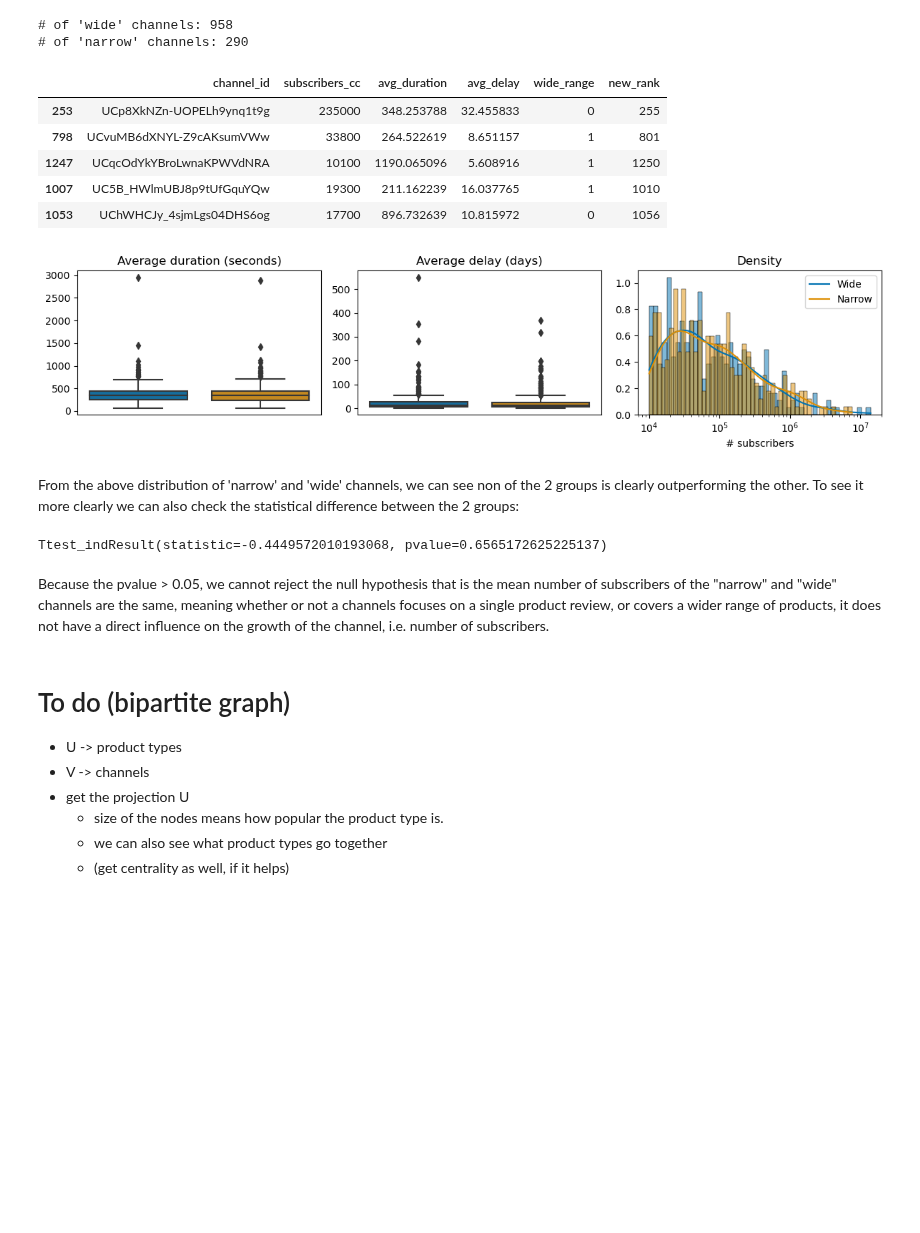
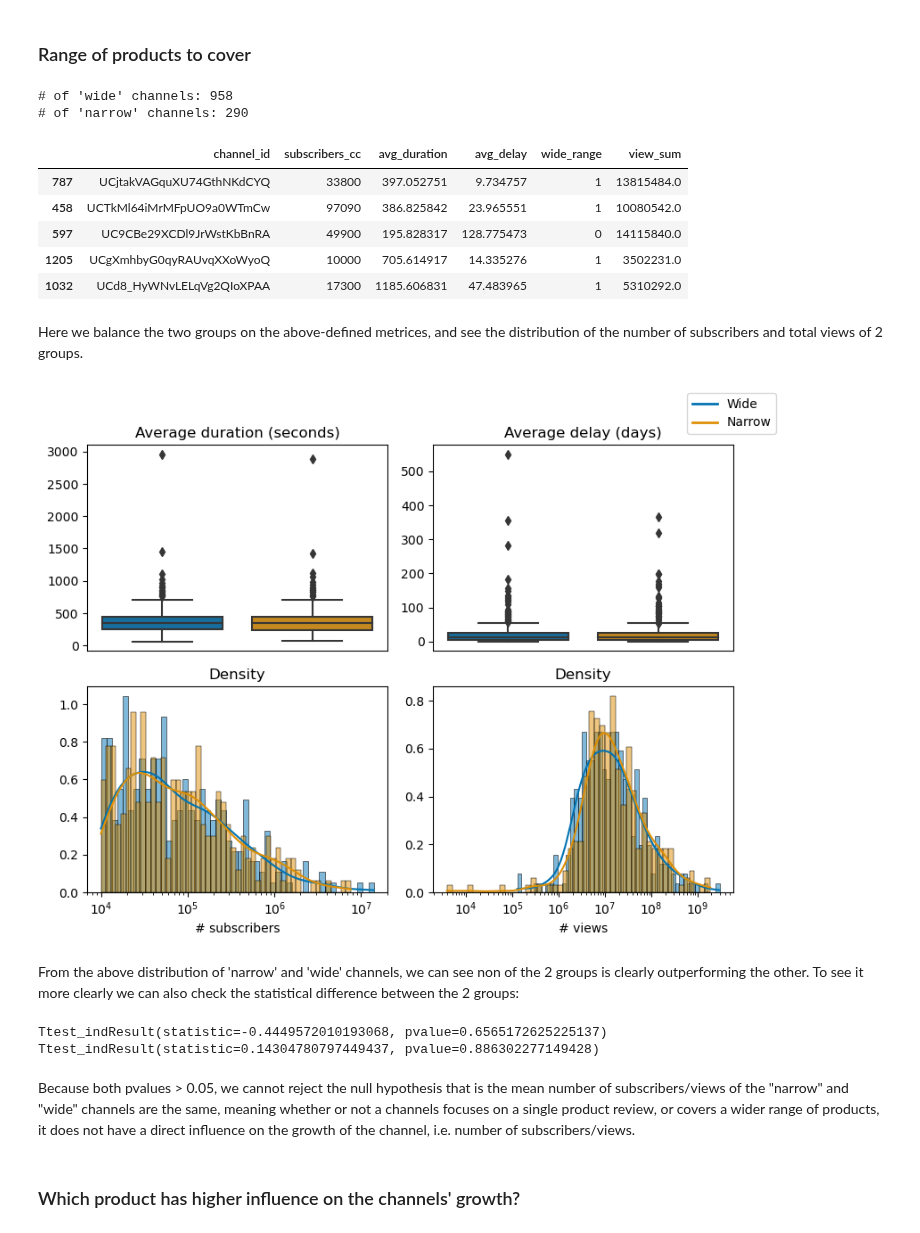
Before and after one commit to epfl-ada/ada-2023-project-datasquad2023, a Jupyter notebook: product_types.ipynb, the cells around one changed output. Drawn from its saved outputs; the diff is of its cells as text; code cells hidden in the pictures; blank space fills up the shorter version.

Commit message:
Q1 - 3,4 (product categories) done

```diff
--- a/product_types.ipynb
+++ b/product_types.ipynb
@@ -46,6 +54,6 @@ with open(keywords_path, 'r') as file:
     keywords = json.load(file)
 
 # get the product types
-products = keywords.keys()
+products = list(keywords.keys())
 print(products)
 # %% [output]
@@ -81,8 +93,8 @@ display(tech_df_prd_perc.sample(5))
 df_tech_review_channels['new_rank'] = pd.Series(range(1, df_tech_review_channels.shape[0]+1))
 
 # flag the channels with wide/narrow range of tech products to be used later
-tech_df_prd_perc.loc[tech_df_prd_perc.apply(lambda df: any(df[p] > 0.8 for p in products), axis=1),'wide_range'] = False
-tech_df_prd_perc['wide_range'].fillna(True, inplace=True)
+tech_df_prd_perc.loc[tech_df_prd_perc.apply(lambda df: any(df[p] > 0.8 for p in products), axis=1),'wide_range'] = 0
+tech_df_prd_perc['wide_range'].fillna(1, inplace=True)
 
 # merge
 channels_rank = pd.merge(df_tech_review_channels[['subscribers_cc','channel_id','new_rank']],tech_df_prd_perc,on='channel_id',how='right').sort_values(by='new_rank',ascending=True).reset_index(drop=True)
@@ -107,3 +123,5 @@ plt.show()
+# %% [markdown]
+### Range of products to cover
 # %%
 # define average upload frequency per channel
 tech_mt_uf = df_tech_review_mt.copy()
@@ -126,10 +144,14 @@ tech_df_avg.avg_delay = (tech_df_avg.avg_delay / np.timedelta64(1, 'D')).astype(
 tech_df_avg_dur = tech_df_upload_freq.groupby(['channel_id','upload_year','upload_month'],as_index=False)[['duration']].mean().groupby(['channel_id','upload_year'],as_index=False)[['duration']].mean().groupby(['channel_id'],as_index=False)[['duration']].mean()
 tech_df_avg_dur.rename({'duration':'avg_duration'},axis=1,inplace=True)
 
+# get the total number of views per channel
+view_sum = df_tech_review_mt.groupby('channel_id',as_index=False)[['view_count']].sum().rename({'view_count':'view_sum'},axis=1)
+
 # define dataframe for observational study
 df_obs = pd.merge(df_tech_review_channels[['channel_id','subscribers_cc']],tech_df_avg_dur,on='channel_id',how='left')
 df_obs = pd.merge(df_obs,tech_df_avg,on='channel_id',how='left')
-df_obs = pd.merge(df_obs,channels_rank[['channel_id','wide_range','new_rank']],on='channel_id',how='right')
+df_obs = pd.merge(df_obs,channels_rank[['channel_id','wide_range']],on='channel_id',how='right')
+df_obs = pd.merge(df_obs,view_sum,on='channel_id',how='left')
 df_obs.loc[df_obs['wide_range'],'wide_range'] = 1
 df_obs.loc[df_obs['wide_range'] != 1,'wide_range'] = 0
 df_obs['wide_range'] = df_obs['wide_range'].astype(int)
@@ -139,52 +161,58 @@ display(df_obs.sample(5))
 # %% [output]
 # of 'wide' channels: 958
 # of 'narrow' channels: 290
-|  | channel_id | subscribers_cc | avg_duration | avg_delay | wide_range | new_rank |
-| 253 | UCp8XkNZn-UOPELh9ynq1t9g | 235000 | 348.253788 | 32.455833 | 0 | 255 |
-| 798 | UCvuMB6dXNYL-Z9cAKsumVWw | 33800 | 264.522619 | 8.651157 | 1 | 801 |
-| 1247 | UCqcOdYkYBroLwnaKPWVdNRA | 10100 | 1190.065096 | 5.608916 | 1 | 1250 |
-| 1007 | UC5B_HWlmUBJ8p9tUfGquYQw | 19300 | 211.162239 | 16.037765 | 1 | 1010 |
-| 1053 | UChWHCJy_4sjmLgs04DHS6og | 17700 | 896.732639 | 10.815972 | 0 | 1056 |
+|  | channel_id | subscribers_cc | avg_duration | avg_delay | wide_range | view_sum |
+| 787 | UCjtakVAGquXU74GthNKdCYQ | 33800 | 397.052751 | 9.734757 | 1 | 13815484.0 |
+| 458 | UCTkMl64iMrMFpUO9a0WTmCw | 97090 | 386.825842 | 23.965551 | 1 | 10080542.0 |
+| 597 | UC9CBe29XCDl9JrWstKbBnRA | 49900 | 195.828317 | 128.775473 | 0 | 14115840.0 |
+| 1205 | UCgXmhbyG0qyRAUvqXXoWyoQ | 10000 | 705.614917 | 14.335276 | 1 | 3502231.0 |
+| 1032 | UCd8_HyWNvLELqVg2QIoXPAA | 17300 | 1185.606831 | 47.483965 | 1 | 5310292.0 |
+# %% [markdown]
+Here we balance the two groups on the above-defined metrices, and see the distribution of the number of subscribers and total views of 2 groups.
 # %%
 # balance the treat and control groups
 match_idx = balance_data(df=df_obs,treat_column='wide_range',continuous_features=['avg_duration','avg_delay'])
 df_obs_matched = df_obs.iloc[match_idx]
 
 # plot
 colors = sns.color_palette("colorblind",2)
-fig, axes = plt.subplots(nrows=1,ncols=3,figsize=(12,3))
+fig, axes = plt.subplots(nrows=2,ncols=2,figsize=(8,6))
 
-sns.boxplot(y=df_obs_matched['avg_duration'],x=df_obs_matched['wide_range'],ax=axes[0],palette=colors)
-sns.boxplot(y=df_obs_matched['avg_delay'],x=df_obs_matched['wide_range'],ax=axes[1],palette=colors)
-sns.histplot(df_obs_matched[df_obs_matched['wide_range'] == 1]['subscribers_cc'],stat='density',kde=True,bins=50,log_scale=(True,False),ax=axes[2],color=colors[0])
-sns.histplot(df_obs_matched[df_obs_matched['wide_range'] == 0]['subscribers_cc'],stat='density',kde=True,bins=50,log_scale=(True,False),ax=axes[2],color=colors[1])
+sns.boxplot(y=df_obs_matched['avg_duration'],x=df_obs_matched['wide_range'],ax=axes[0][0],palette=colors)
+sns.boxplot(y=df_obs_matched['avg_delay'],x=df_obs_matched['wide_range'],ax=axes[0][1],palette=colors)
+sns.histplot(df_obs_matched[df_obs_matched['wide_range'] == 1]['subscribers_cc'],stat='density',kde=True,bins=50,log_scale=(True,False),ax=axes[1][0],color=colors[0])
+sns.histplot(df_obs_matched[df_obs_matched['wide_range'] == 0]['subscribers_cc'],stat='density',kde=True,bins=50,log_scale=(True,False),ax=axes[1][0],color=colors[1])
+sns.histplot(df_obs_matched[df_obs_matched['wide_range'] == 1]['view_sum'],stat='density',kde=True,bins=50,log_scale=(True,False),ax=axes[1][1],color=colors[0])
+sns.histplot(df_obs_matched[df_obs_matched['wide_range'] == 0]['view_sum'],stat='density',kde=True,bins=50,log_scale=(True,False),ax=axes[1][1],color=colors[1])
 
-axes[0].set(title='Average duration (seconds)',xlabel=None,ylabel=None,xticks=[])
-axes[1].set(title='Average delay (days)',xlabel=None,ylabel=None,xticks=[])
-axes[2].set(title='Density',xlabel='# subscribers',ylabel=None)
-axes[2].legend(['Wide','Narrow'])
+axes[0][0].set(title='Average duration (seconds)',xlabel=None,ylabel=None,xticks=[])
+axes[0][1].set(title='Average delay (days)',xlabel=None,ylabel=None,xticks=[])
+axes[1][0].set(title='Density',xlabel='# subscribers',ylabel=None)
+axes[1][1].set(title='Density',xlabel='# views',ylabel=None)
 
+# Create custom legend handles with Line2D objects
+legend_handles = [Line2D([0], [0], color=colors[0], lw=2),
+                  Line2D([0], [0], color=colors[1], lw=2)]
+
+# Use the custom handles in the legend
+fig.legend(handles=legend_handles, labels=['Wide', 'Narrow'], bbox_to_anchor=(1.05, 1.05))
 plt.tight_layout()
 plt.show()
 # %% [output]
-[figure, old version]
+[figure, new version]
 # %% [markdown]
 From the above distribution of 'narrow' and 'wide' channels, we can see non of the 2 groups is clearly outperforming the other. To see it more clearly we can also check the statistical difference between the 2 groups:
 # %%
 wide = df_obs_matched[df_obs_matched['wide_range']==1]
 narrow = df_obs_matched[df_obs_matched['wide_range']==0]
 
-# statistical difference between the number of subscribers of the 2 groups
+# statistical difference between the number of subscribers and the total views respectively of the 2 groups
 print(ttest_ind(narrow['subscribers_cc'],wide['subscribers_cc']))
+print(ttest_ind(narrow['view_sum'],wide['view_sum']))
 # %% [output]
 Ttest_indResult(statistic=-0.4449572010193068, pvalue=0.6565172625225137)
+Ttest_indResult(statistic=0.14304780797449437, pvalue=0.886302277149428)
 # %% [markdown]
-Because the pvalue > 0.05, we cannot reject the null hypothesis that is the mean number of subscribers of the "narrow" and "wide" channels are the same, meaning whether or not a channels focuses on a single product review, or covers a wider range of products, it does not have a direct influence on the growth of the channel, i.e. number of subscribers.
+Because both pvalues > 0.05, we cannot reject the null hypothesis that is the mean number of subscribers/views of the "narrow" and "wide" channels are the same, meaning whether or not a channels focuses on a single product review, or covers a wider range of products, it does not have a direct influence on the growth of the channel, i.e. number of subscribers/views.
-# %% [markdown]
-# To do (bipartite graph)
-- U -> product types
-- V -> channels
-- get the projection U
-    - size of the nodes means how popular the product type is.
-    - we can also see what product types go together
-    - (get centrality as well, if it helps)
+# %% [markdown]
+### Which product has higher influence on the channels' growth?
```
Also changed, not shown: parts of 19 cells of this notebook, 1 other file.
